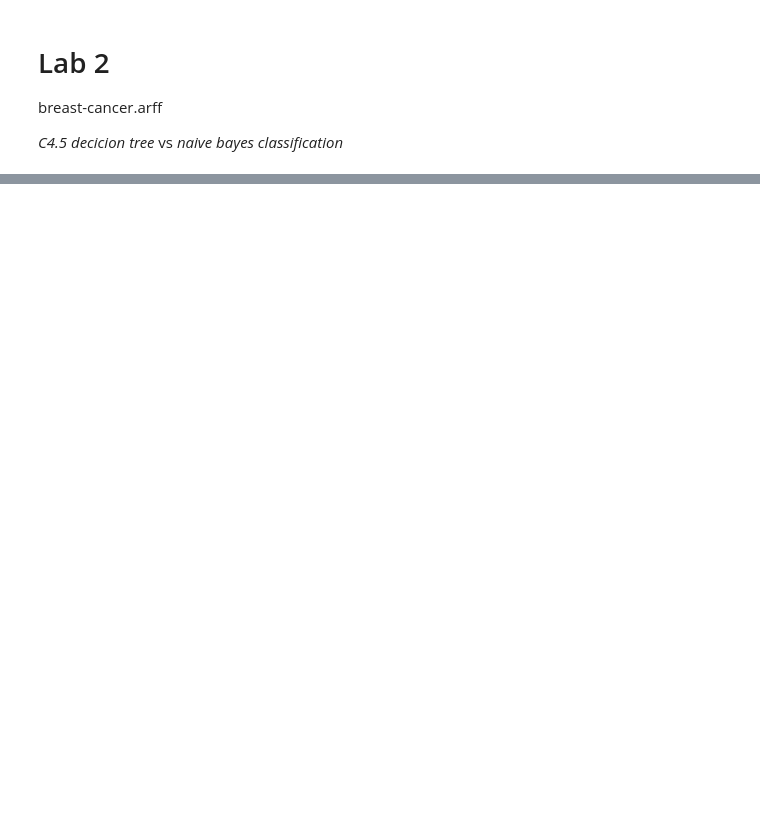
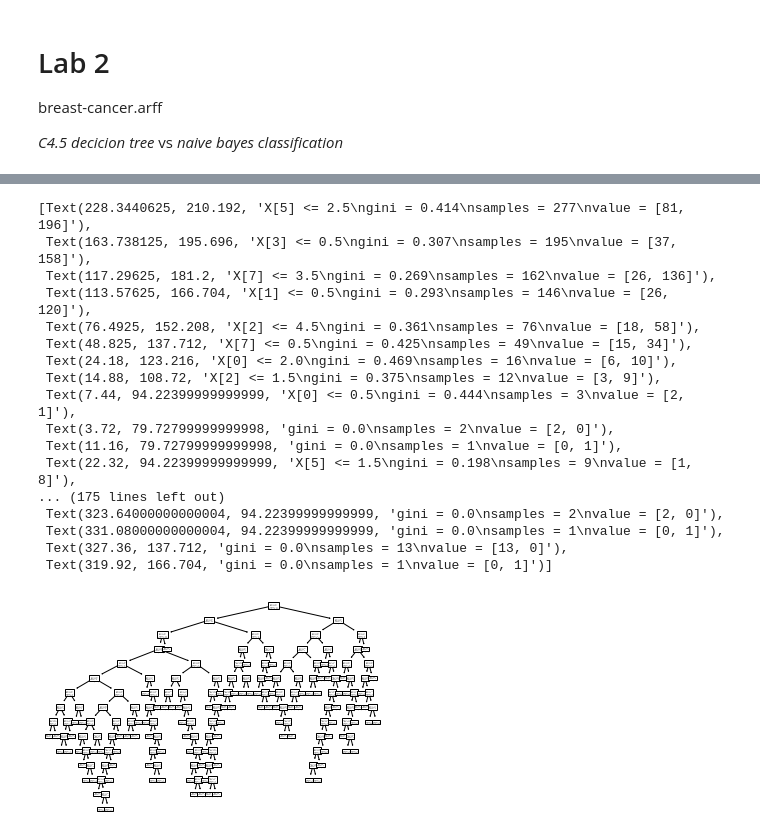
Before and after one commit to marceltransier/datamining-vt21-lab2, a Jupyter notebook: lab2.ipynb, the cells around one changed output, grey strips where cells are left out. Drawn from its saved outputs; the diff is of its cells as text; code cells hidden in the pictures; blank space fills up the shorter version.

Commit message:
Factorize dataset and fit decision tree

```diff
--- a/lab2.ipynb
+++ b/lab2.ipynb
@@ -32,0 +32,2 @@ df.head(50) # line 20,31 have missing data.
+# %%
+df = df[(df['node-caps'] != '?') & (df['breast-quad'] != '?')]
@@ -32,0 +42,20 @@ df.head(50) # line 20,31 have missing data.
+# %%
+cats = {}
+codes, cats['age'] = pd.factorize(df['age'])
+df.loc[:,'age'] = codes
+codes, cats['menopause'] = pd.factorize(df['menopause'])
+df.loc[:,'menopause'] = codes
+codes, cats['tumor-size'] = pd.factorize(df['tumor-size'])
+df.loc[:,'tumor-size'] = codes
+codes, cats['inv-nodes'] = pd.factorize(df['inv-nodes'])
+df.loc[:,'inv-nodes'] = codes
+codes, cats['node-caps'] = pd.factorize(df['node-caps'])
+df.loc[:,'node-caps'] = codes
+codes, cats['breast'] = pd.factorize(df['breast'])
+df.loc[:,'breast'] = codes
+codes, cats['breast-quad'] = pd.factorize(df['breast-quad'])
+df.loc[:,'breast-quad'] = codes
+codes, cats['irradiat'] = pd.factorize(df['irradiat'])
+df.loc[:,'irradiat'] = codes
+codes, cats['Class'] = pd.factorize(df['Class'])
+df.loc[:,'Class'] = codes
@@ -32,0 +71,27 @@ df.head(50) # line 20,31 have missing data.
+# %%
+Y = df['Class']
+X = df.iloc[:,:-1]
+# %%
+clf = tree.DecisionTreeClassifier()
+clf = clf.fit(X, Y)
+# %%
+tree.plot_tree(clf)
+# %% [output]
+[Text(228.3440625, 210.192, 'X[5] <= 2.5\ngini = 0.414\nsamples = 277\nvalue = [81, 196]'),
+ Text(163.738125, 195.696, 'X[3] <= 0.5\ngini = 0.307\nsamples = 195\nvalue = [37, 158]'),
+ Text(117.29625, 181.2, 'X[7] <= 3.5\ngini = 0.269\nsamples = 162\nvalue = [26, 136]'),
+ Text(113.57625, 166.704, 'X[1] <= 0.5\ngini = 0.293\nsamples = 146\nvalue = [26, 120]'),
+ Text(76.4925, 152.208, 'X[2] <= 4.5\ngini = 0.361\nsamples = 76\nvalue = [18, 58]'),
+ Text(48.825, 137.712, 'X[7] <= 0.5\ngini = 0.425\nsamples = 49\nvalue = [15, 34]'),
+ Text(24.18, 123.216, 'X[0] <= 2.0\ngini = 0.469\nsamples = 16\nvalue = [6, 10]'),
+ Text(14.88, 108.72, 'X[2] <= 1.5\ngini = 0.375\nsamples = 12\nvalue = [3, 9]'),
+ Text(7.44, 94.22399999999999, 'X[0] <= 0.5\ngini = 0.444\nsamples = 3\nvalue = [2, 1]'),
+ Text(3.72, 79.72799999999998, 'gini = 0.0\nsamples = 2\nvalue = [2, 0]'),
+ Text(11.16, 79.72799999999998, 'gini = 0.0\nsamples = 1\nvalue = [0, 1]'),
+ Text(22.32, 94.22399999999999, 'X[5] <= 1.5\ngini = 0.198\nsamples = 9\nvalue = [1, 8]'),
+... (175 lines left out)
+ Text(323.64000000000004, 94.22399999999999, 'gini = 0.0\nsamples = 2\nvalue = [2, 0]'),
+ Text(331.08000000000004, 94.22399999999999, 'gini = 0.0\nsamples = 1\nvalue = [0, 1]'),
+ Text(327.36, 137.712, 'gini = 0.0\nsamples = 13\nvalue = [13, 0]'),
+ Text(319.92, 166.704, 'gini = 0.0\nsamples = 1\nvalue = [0, 1]')]
+[figure, added]
```
Also changed, not shown: parts of 7 cells of this notebook.
